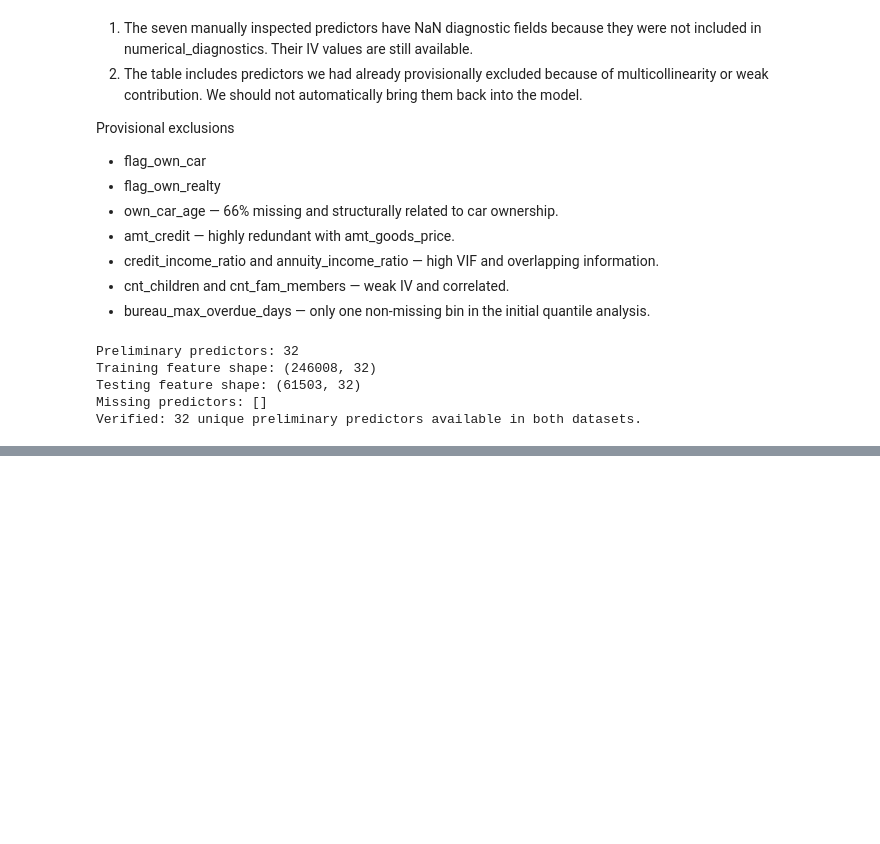
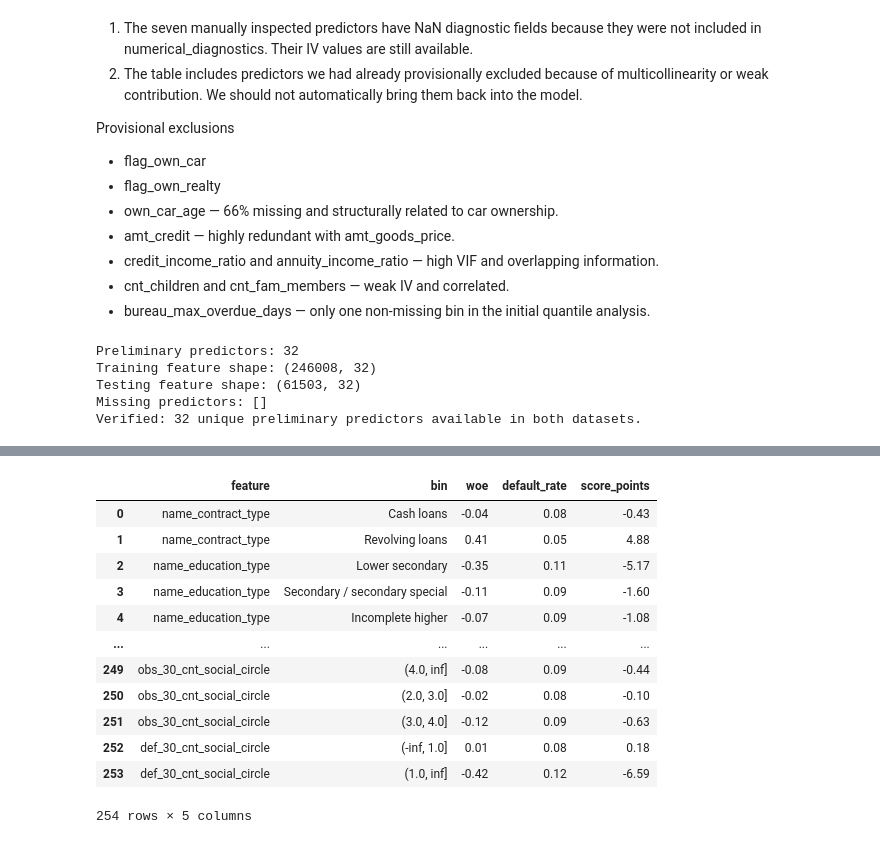
Before and after one commit to motebrian/MSME-LENDING-PORTFOLIO-PROJECT, a Jupyter notebook: 06_woe_iv_analysis.ipynb, the cells around one changed output, grey strips where cells are left out. Drawn from its saved outputs; the diff is of its cells as text; code cells hidden in the pictures; blank space fills up the shorter version.

Commit message:
Completed scorecard

```diff
--- a/06_woe_iv_analysis.ipynb
+++ b/06_woe_iv_analysis.ipynb
@@ -1837,6 +1837,17 @@ for feature in categorical_features:
 print("Categorical WoE mappings created successfully.")
 # %% [output]
 Categorical WoE mappings created successfully.
+# %%
+categorical_woe_tables = {}
+
+for feature in categorical_features:
+    woe_table, iv = calculate_woe_iv(
+        X_train_woe,
+        y_train,
+        feature
+    )
+
+    categorical_woe_tables[feature] = woe_table
 # %%
 # Transform training and test datasets
 X_train_cat_woe = X_train_woe[categorical_features].copy()
@@ -2528,0 +3446,60 @@ Verified: 32 unique preliminary predictors available in both datasets.
+# %%
+# build the actual scorecard lookup table
+scorecard_lookup_tables = []
+
+for feature in selected_features:
+
+    if feature in categorical_features:
+        table = categorical_woe_tables[feature].copy()
+
+    elif feature == "region_rating_client_w_city":
+        table, _ = calculate_woe_iv(X_train, y_train, feature)
+
+    else:
+        table = numerical_woe_tables[feature].copy()
+
+    table = table.rename_axis("bin").reset_index()
+
+    # Reconstruct default rate if it is missing
+    if "default_rate" not in table.columns:
+        table["default_rate"] = (
+            table["defaults"] / table["applicants"]
+        )
+
+    # Calculate feature score contribution
+    coefficient = reduced_model.coef_[0][
+        selected_features.index(feature)
+    ]
+
+    table["feature"] = feature
+    table["score_points"] = (
+        -factor * coefficient * table["woe"]
+    )
+
+    scorecard_lookup_tables.append(
+        table[
+            ["feature", "bin", "woe",
+             "default_rate", "score_points"]
+        ]
+    )
+
+scorecard_lookup = pd.concat(
+    scorecard_lookup_tables,
+    ignore_index=True
+)
+
+scorecard_lookup.round(4)
+# %% [output]
+|  | feature | bin | woe | default_rate | score_points |
+| 0 | name_contract_type | Cash loans | -0.04 | 0.08 | -0.43 |
+| 1 | name_contract_type | Revolving loans | 0.41 | 0.05 | 4.88 |
+| 2 | name_education_type | Lower secondary | -0.35 | 0.11 | -5.17 |
+| 3 | name_education_type | Secondary / secondary special | -0.11 | 0.09 | -1.60 |
+| 4 | name_education_type | Incomplete higher | -0.07 | 0.09 | -1.08 |
+| ... | ... | ... | ... | ... | ... |
+| 249 | obs_30_cnt_social_circle | (4.0, inf] | -0.08 | 0.09 | -0.44 |
+| 250 | obs_30_cnt_social_circle | (2.0, 3.0] | -0.02 | 0.08 | -0.10 |
+| 251 | obs_30_cnt_social_circle | (3.0, 4.0] | -0.12 | 0.09 | -0.63 |
+| 252 | def_30_cnt_social_circle | (-inf, 1.0] | 0.01 | 0.08 | 0.18 |
+| 253 | def_30_cnt_social_circle | (1.0, inf] | -0.42 | 0.12 | -6.59 |
+254 rows × 5 columns
```
Also changed, not shown: parts of 56 cells of this notebook.
